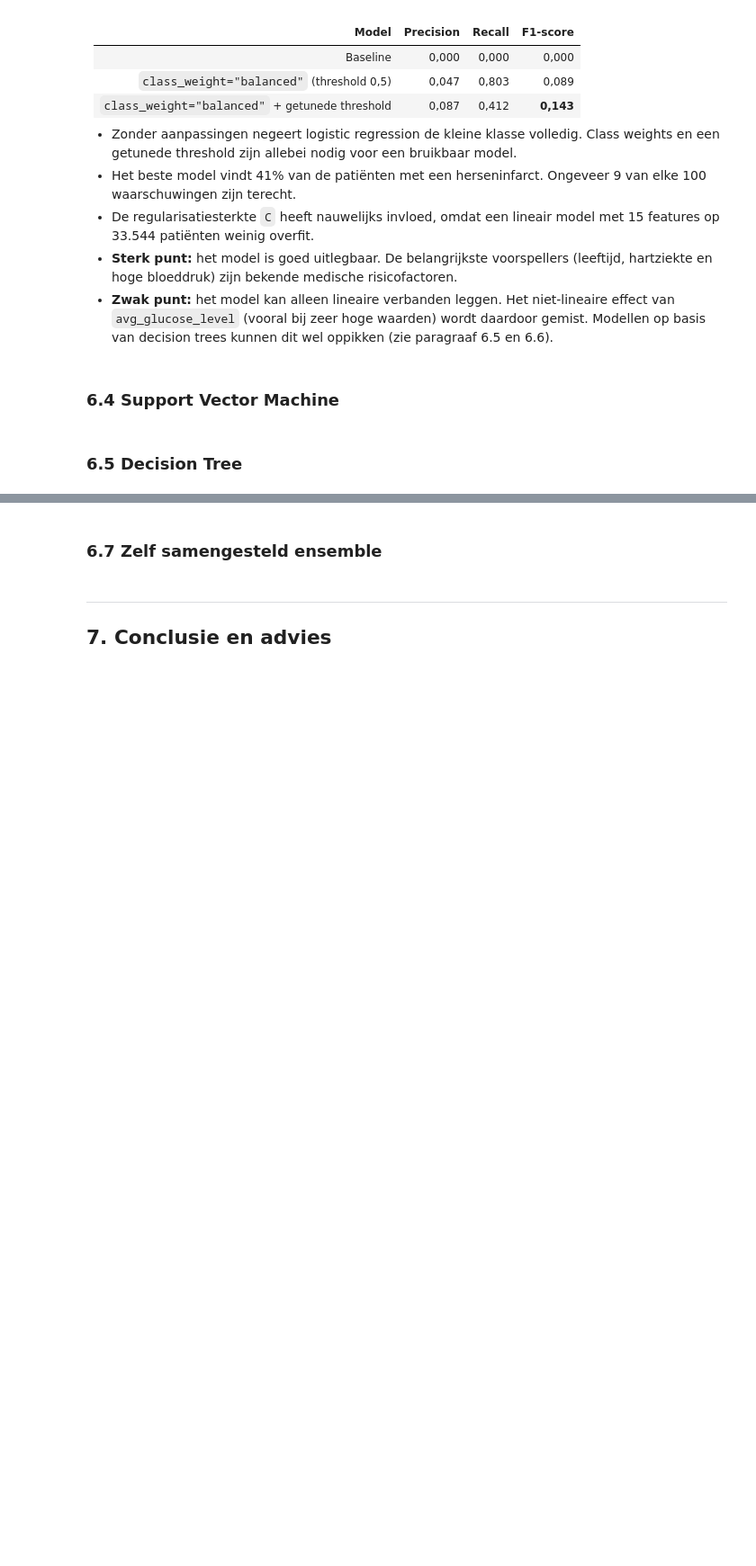
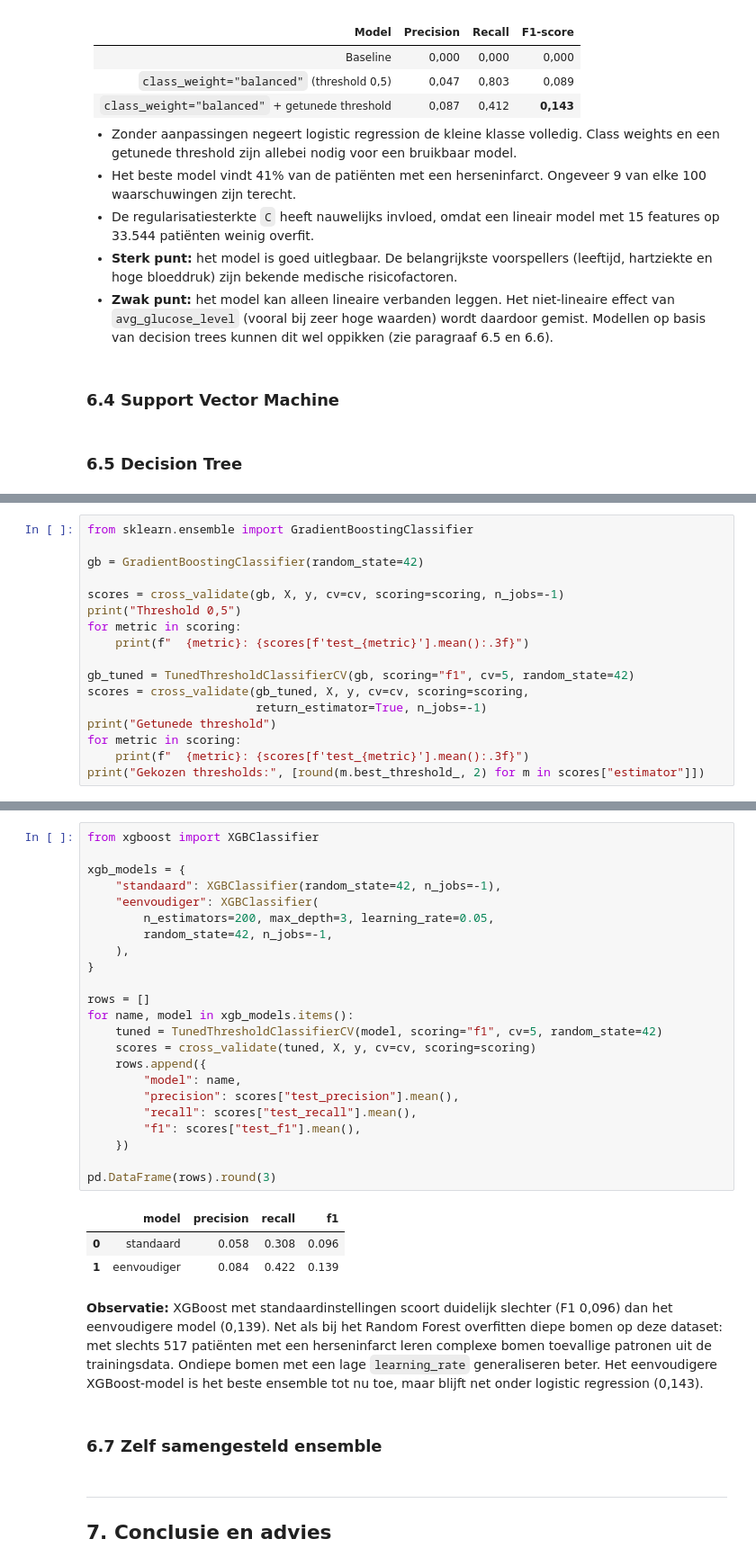
Before and after one commit to Gamal-alsa2026/Predicting-stroke-2026-27, a Jupyter notebook: notebooks/predict_stroke.ipynb, the cells around one changed output, grey strips where cells are left out. Shown at 90% size. Saved outputs shown, nothing was run; the diff lists cells and outputs as text; blank space fills up the shorter version.

```diff
--- a/notebooks/predict_stroke.ipynb
+++ b/notebooks/predict_stroke.ipynb
@@ -1050,0 +1203,17 @@ Aantal voorspelde herseninfarcten: 664 (7.92%)
+# %%
+from sklearn.ensemble import GradientBoostingClassifier
+
+gb = GradientBoostingClassifier(random_state=42)
+
+scores = cross_validate(gb, X, y, cv=cv, scoring=scoring, n_jobs=-1)
+print("Threshold 0,5")
+for metric in scoring:
+    print(f"  {metric}: {scores[f'test_{metric}'].mean():.3f}")
+
+gb_tuned = TunedThresholdClassifierCV(gb, scoring="f1", cv=5, random_state=42)
+scores = cross_validate(gb_tuned, X, y, cv=cv, scoring=scoring,
+                        return_estimator=True, n_jobs=-1)
+print("Getunede threshold")
+for metric in scoring:
+    print(f"  {metric}: {scores[f'test_{metric}'].mean():.3f}")
+print("Gekozen thresholds:", [round(m.best_threshold_, 2) for m in scores["estimator"]])
@@ -1051,3 +1238,32 @@ Aantal voorspelde herseninfarcten: 664 (7.92%)
+# %%
+from xgboost import XGBClassifier
+
+xgb_models = {
+    "standaard": XGBClassifier(random_state=42, n_jobs=-1),
+    "eenvoudiger": XGBClassifier(
+        n_estimators=200, max_depth=3, learning_rate=0.05,
+        random_state=42, n_jobs=-1,
+    ),
+}
+
+rows = []
+for name, model in xgb_models.items():
+    tuned = TunedThresholdClassifierCV(model, scoring="f1", cv=5, random_state=42)
+    scores = cross_validate(tuned, X, y, cv=cv, scoring=scoring)
+    rows.append({
+        "model": name,
+        "precision": scores["test_precision"].mean(),
+        "recall": scores["test_recall"].mean(),
+        "f1": scores["test_f1"].mean(),
+    })
+
+pd.DataFrame(rows).round(3)
+# %% [output]
+|  | model | precision | recall | f1 |
+| 0 | standaard | 0.058 | 0.308 | 0.096 |
+| 1 | eenvoudiger | 0.084 | 0.422 | 0.139 |
+# %% [markdown]
+**Observatie:** XGBoost met standaardinstellingen scoort duidelijk slechter (F1 0,096) dan het eenvoudigere model (0,139). Net als bij het Random Forest overfitten diepe bomen op deze dataset: met slechts 517 patiënten met een herseninfarct leren complexe bomen toevallige patronen uit de trainingsdata. Ondiepe bomen met een lage `learning_rate` generaliseren beter. Het eenvoudigere XGBoost-model is het beste ensemble tot nu toe, maar blijft net onder logistic regression (0,143).
 # %% [markdown]
 ### 6.7 Zelf samengesteld ensemble
 # %% [markdown]
```
Also changed, not shown: parts of 20 cells of this notebook.
